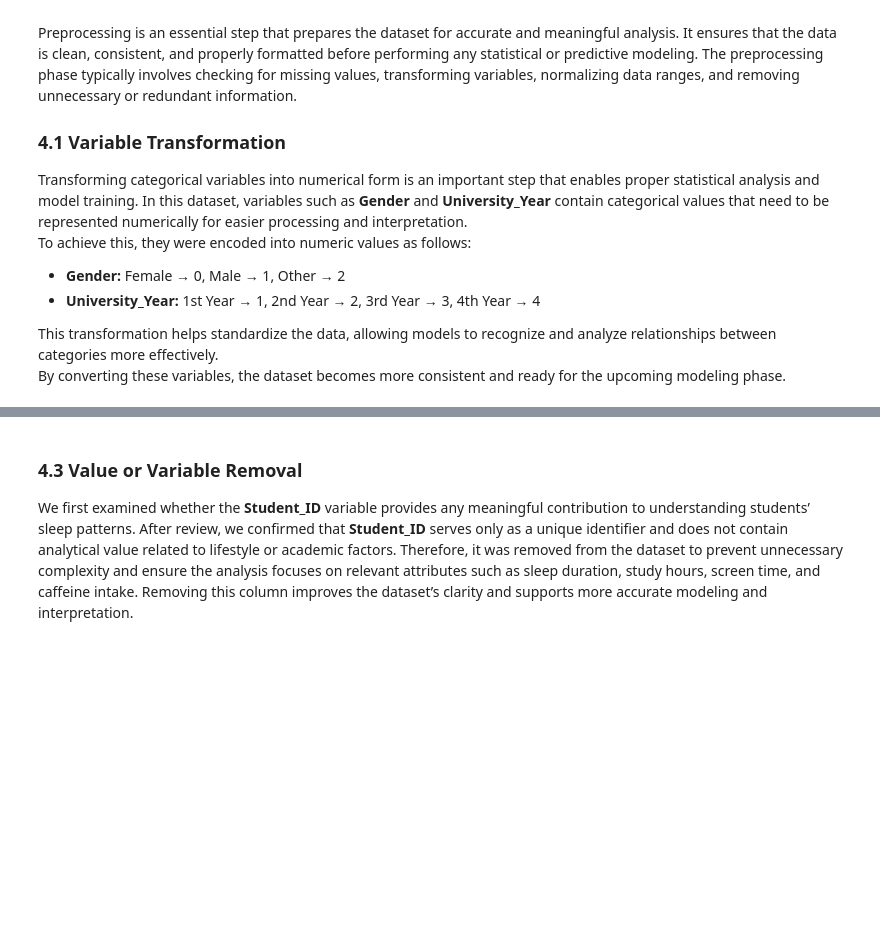
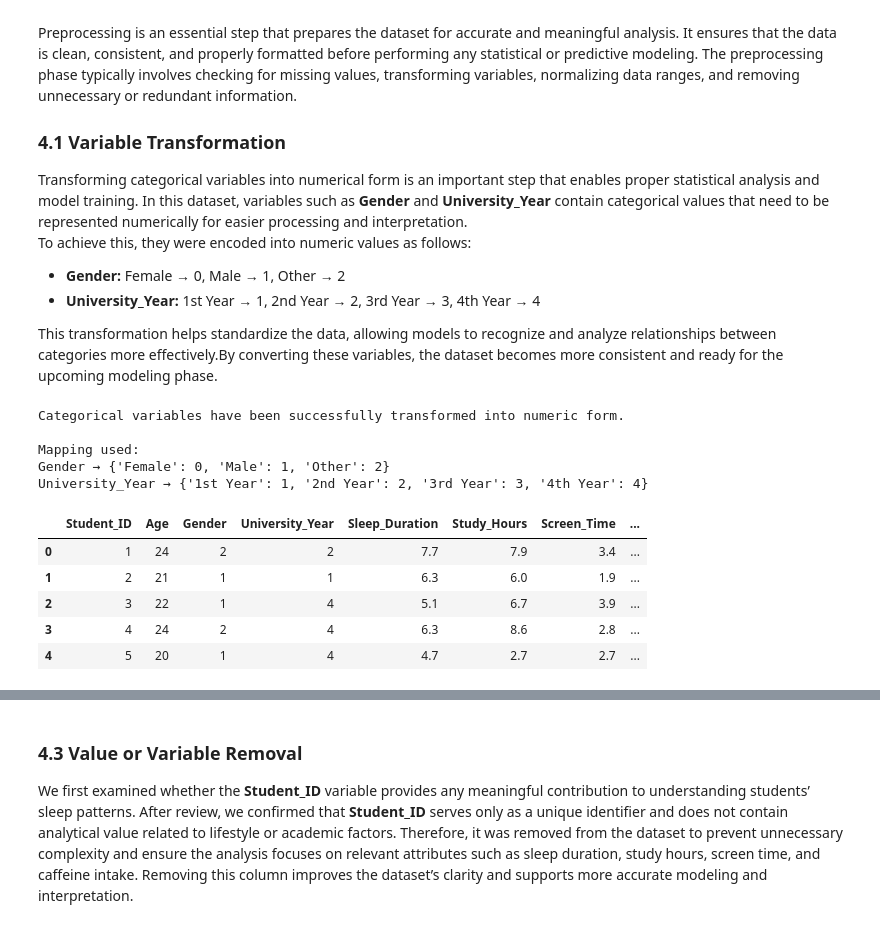
Before and after one commit to sultanahAL/SWE485-Group2, a Jupyter notebook: Phase1_Data_Exploration.ipynb, the cells around one changed output, grey strips where cells are left out. Cells and saved outputs as stored; diff of their text form; code cells hidden in the pictures; blank space fills up the shorter version.

```diff
--- a/Phase1_Data_Exploration.ipynb
+++ b/Phase1_Data_Exploration.ipynb
@@ -175,2 +174,38 @@ By converting these variables, the dataset becomes more consistent and ready for
+# %%
+import pandas as pd
+
+# Load dataset
+df = pd.read_csv("Dataset/student_sleep_patterns.csv")
+
+# Create a copy to apply transformations safely
+transformed_df = df.copy()
+
+# Variable Transformation for categorical columns
+# Encode 'Gender' and 'University_Year' into numeric values
+gender_map = {'Female': 0, 'Male': 1, 'Other': 2}
+year_map = {'1st Year': 1, '2nd Year': 2, '3rd Year': 3, '4th Year': 4}
+
+transformed_df['Gender'] = transformed_df['Gender'].map(gender_map)
+transformed_df['University_Year'] = transformed_df['University_Year'].map(year_map)
+
+print("Categorical variables have been successfully transformed into numeric form.")
+print("\nMapping used:")
+print(f"Gender → {gender_map}")
+print(f"University_Year → {year_map}")
+
+# Display the first few rows to confirm transformation
+transformed_df.head()
+# %% [output]
+Categorical variables have been successfully transformed into numeric form.
+
+Mapping used:
+Gender → {'Female': 0, 'Male': 1, 'Other': 2}
+University_Year → {'1st Year': 1, '2nd Year': 2, '3rd Year': 3, '4th Year': 4}
+|  | Student_ID | Age | Gender | University_Year | Sleep_Duration | Study_Hours | Screen_Time | ... |
+| 0 | 1 | 24 | 2 | 2 | 7.7 | 7.9 | 3.4 | ... |
+| 1 | 2 | 21 | 1 | 1 | 6.3 | 6.0 | 1.9 | ... |
+| 2 | 3 | 22 | 1 | 4 | 5.1 | 6.7 | 3.9 | ... |
+| 3 | 4 | 24 | 2 | 4 | 6.3 | 8.6 | 2.8 | ... |
+| 4 | 5 | 20 | 1 | 4 | 4.7 | 2.7 | 2.7 | ... |
 # %% [markdown]
 ### 4.2 Discretization
```
Also changed, not shown: parts of 4 cells of this notebook.
